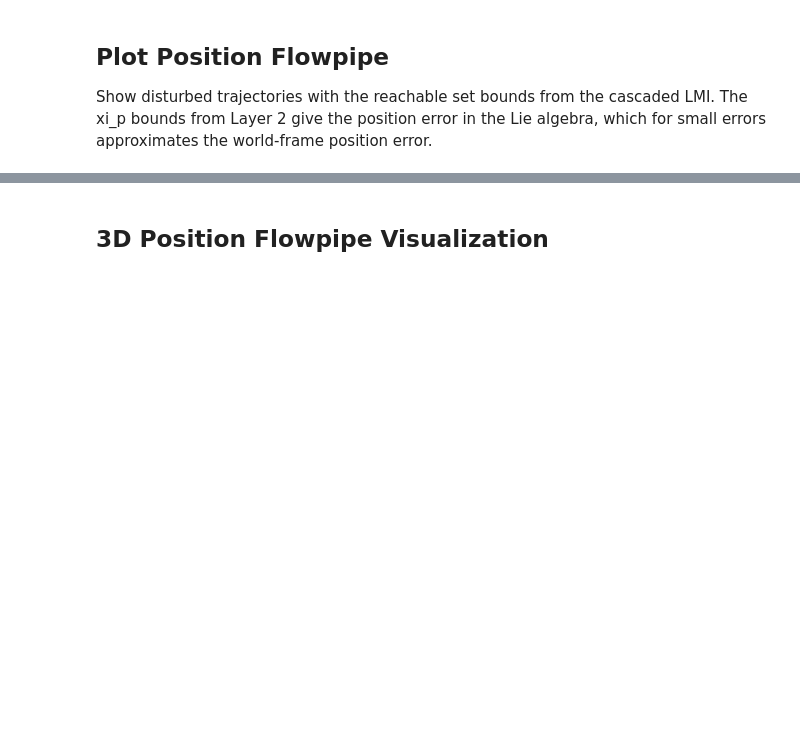
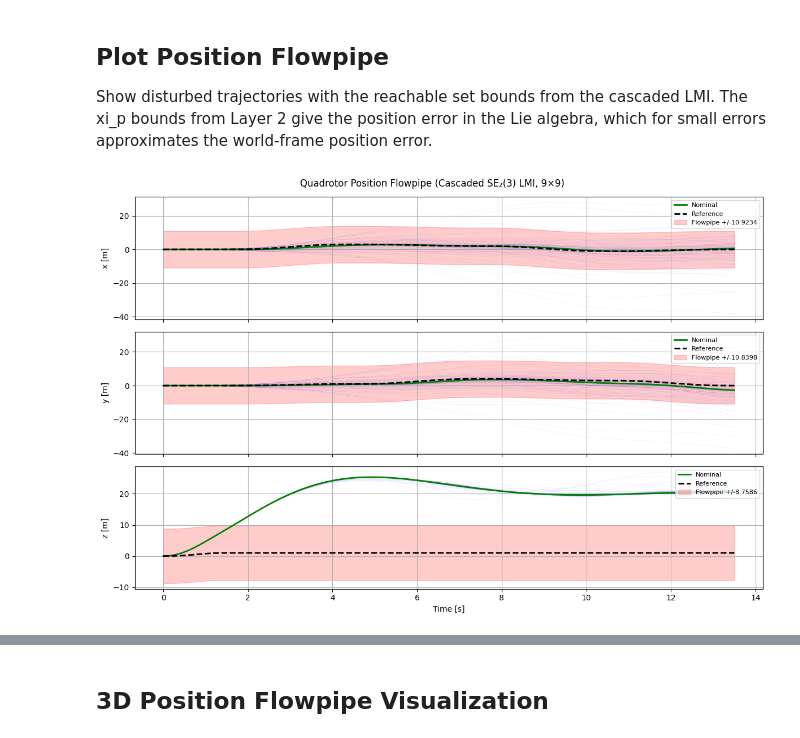
Before and after one commit to micahkc/cp_reach, a Jupyter notebook: examples/general/structured_quadrotor.ipynb, the cells around one changed output, grey strips where cells are left out. Cells and saved outputs as stored; diff of their text form; code cells hidden in the pictures; blank space fills up the shorter version.

```diff
--- a/examples/general/structured_quadrotor.ipynb
+++ b/examples/general/structured_quadrotor.ipynb
@@ -24,6 +29,10 @@ OUTPUT_DIR = "output_quadrotor"
 # Disturbance: gyro bias from acoustic attack (rad/s)
 D_GYRO = 0.1
 
+# Integrator error bound (rad/s) — treated as separate disturbance channel
+# This bounds ||z_tilde|| where z_tilde = integral(velocity error)
+Z_BOUND = 0.05
+
 # Number of LMI sample points along trajectory
 NUM_SAMPLES = 20
 # %%
@@ -426,33 +468,13 @@ v_wc = np.max(np.abs(v_ref), axis=0)
 a_wc = np.max(np.abs(a_body_ref), axis=0)
 omega_wc_kin = np.max(np.abs(omega_ref), axis=0)
 
-from cp_reach.reachability import se23_drift_matrix
+A_drift_wc = se23_drift_matrix(v_wc, a_wc, omega_wc_kin)
+A_cl_wc = A_drift_wc - BK_pd
 
-A_wc = se23_drift_matrix(v_wc, a_wc, omega_wc_kin)
+# Per-channel disturbance bounds
+w_max_vec = np.concatenate([omega_bounds, Z_BOUND * np.ones(3)])
 
-# Augment with integrator states and close the loop
-n_lin = C_int.shape[0]
-A_aug_wc = np.zeros((n_aug, n_aug))
-A_aug_wc[0:9, 0:9] = A_wc
-A_aug_wc[9:9 + n_lin, 0:9] = C_int
-
-Kp_mat, Kd_mat, Kpq_mat, Ki_mat = np.diag(Kp_se23), np.diag(Kd_se23), np.diag(Kpq_se23), np.diag(Ki_se23)
-B0 = np.zeros((n_aug, 6))
-B0[3:6, 0:3] = np.eye(3)
-B0[6:9, 3:6] = np.eye(3)
-K = np.zeros((6, n_aug))
-K[0:3, 0:3] = Kp_mat
-K[0:3, 3:6] = Kd_mat
-K[0:3, 9:9 + min(3, n_lin)] = Ki_mat[:min(3, n_lin), :min(3, n_lin)]
-K[3:6, 6:9] = Kpq_mat
-A_cl_wc = A_aug_wc - B0 @ K
-
-B_omega_to_xi = np.zeros((n_aug, 3))
-B_omega_to_xi[6:9, :] = np.eye(3)
-
-d_kinematic = np.linalg.norm(omega_bounds)
-
-layer2_wc_result = solve_disturbance_LMI([A_cl_wc], B_omega_to_xi, w_max=d_kinematic)
+layer2_wc_result = solve_disturbance_LMI([A_cl_wc], B_dist, w_max=w_max_vec)
 
 P_wc_inv = np.linalg.inv(layer2_wc_result['P'])
 c_wc = layer2_wc_result['cost']
@@ -460,8 +482,7 @@ xi_bounds_wc = np.sqrt(c_wc * np.diag(P_wc_inv))
 
 xi_names = ['xi_px', 'xi_py', 'xi_pz',
             'xi_vx', 'xi_vy', 'xi_vz',
-            'xi_Rx', 'xi_Ry', 'xi_Rz'] + \
-           [f'z_{s}' for s in classification['linear']]
+            'xi_Rx', 'xi_Ry', 'xi_Rz']
 
 print(f"Layer 2 (worst-case, 1 vertex): alpha={layer2_wc_result['alpha']:.4f}")
 for name, bound in zip(xi_names, xi_bounds_wc):
@@ -681,7 +717,11 @@ idx_ox = state_names.index('omega_x')
 idx_oy = state_names.index('omega_y')
 idx_oz = state_names.index('omega_z')
 
-# Bounds from LMI layers
+# Use whichever Layer 2 result is available (Option C > B > A)
+if 'xi_bounds' not in dir():
+    xi_bounds = xi_bounds_ti if 'xi_bounds_ti' in dir() else xi_bounds_wc
+
+# Bounds from LMI layers (9D SE_2(3) error)
 pos_bounds = xi_bounds[0:3]  # [xi_px, xi_py, xi_pz]
 vel_bounds = xi_bounds[3:6]  # [xi_vx, xi_vy, xi_vz]
 rot_bounds = xi_bounds[6:9]  # [xi_Rx, xi_Ry, xi_Rz]
@@ -690,34 +730,36 @@ rot_bounds = xi_bounds[6:9]  # [xi_Rx, xi_Ry, xi_Rz]
 z_sign = [1, 1, -1]
 
 fig, axes = plt.subplots(3, 1, figsize=(12, 8), sharex=True)
 pos_labels = ['x [m]', 'y [m]', 'z [m]']
 pos_indices = [idx_px, idx_py, idx_pz]
 
 for i, (ax, label, idx_s) in enumerate(zip(axes, pos_labels, pos_indices)):
     # Disturbed trajectories
     for traj in disturbed_trajectories:
         ax.plot(t_eval, z_sign[i] * traj[idx_s], 'b-', alpha=0.05, linewidth=0.5)
 
     # Nominal
     ax.plot(t_eval, z_sign[i] * nom_sol.y[idx_s], 'g-', linewidth=2, label='Nominal')
 
     # Reference
     ax.plot(t_eval, z_sign[i] * p_ref[:, i], 'k--', linewidth=2, label='Reference')
 
     # Flowpipe bounds
     p_disp = z_sign[i] * p_ref[:, i]
     ax.fill_between(t_eval, p_disp - pos_bounds[i], p_disp + pos_bounds[i],
                     color='r', alpha=0.2, label=f'Flowpipe +/-{pos_bounds[i]:.4f}')
 
     ax.set_ylabel(label)
     ax.legend(loc='upper right', fontsize=8)
     ax.grid(True)
 
 axes[-1].set_xlabel('Time [s]')
-fig.suptitle('Quadrotor Position Flowpipe (Cascaded SE2(3) LMI)')
+fig.suptitle('Quadrotor Position Flowpipe (Cascaded SE₂(3) LMI, 9×9)')
 plt.tight_layout()
 plt.savefig(f"{OUTPUT_DIR}/position_flowpipe.png", dpi=150)
 plt.show()
+# %% [output]
+[figure, added]
 # %%
 # Plot angular velocity error with Layer 1 bounds
 fig, axes = plt.subplots(3, 1, figsize=(12, 6), sharex=True)
```
Also changed, not shown: parts of 19 cells of this notebook, 18 other files.
